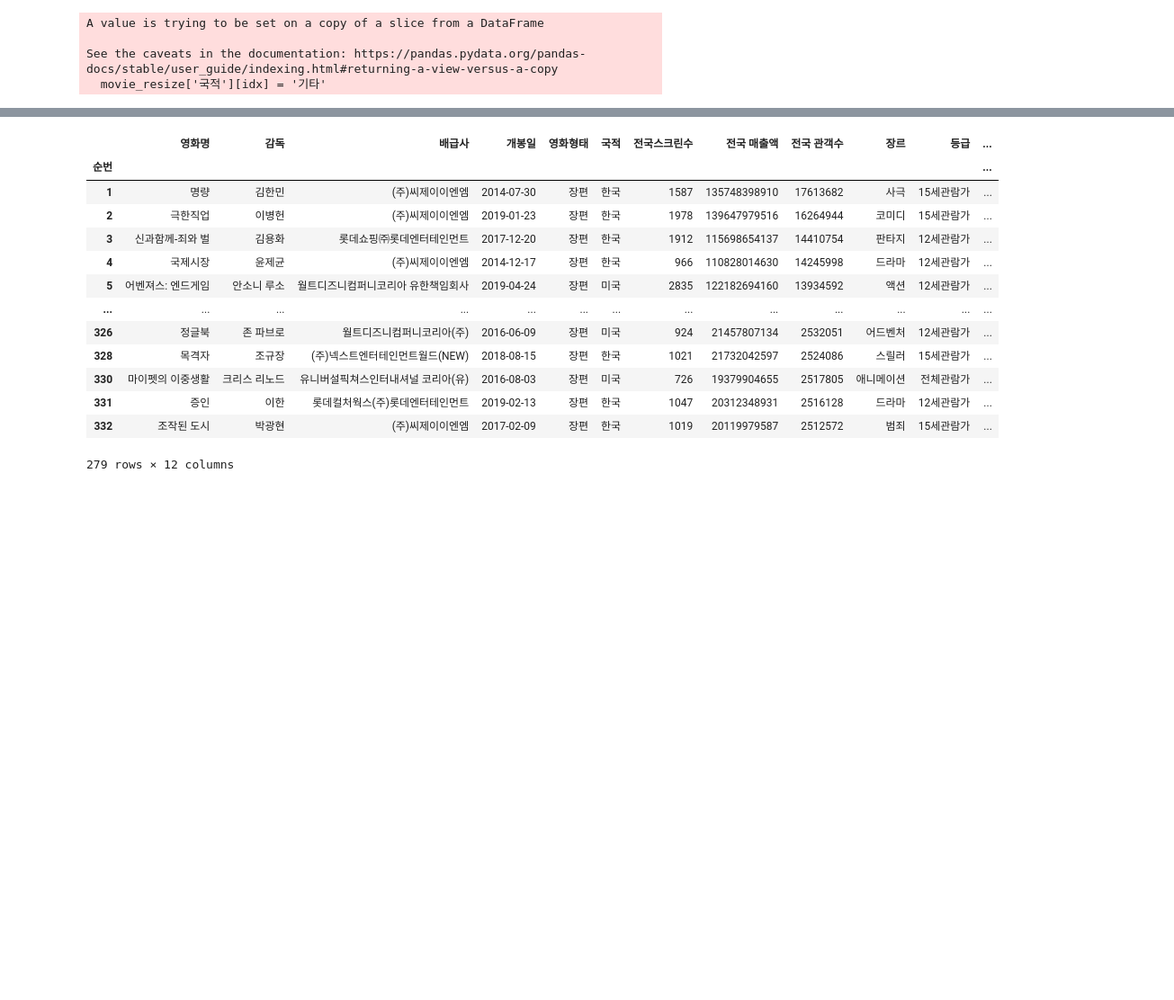
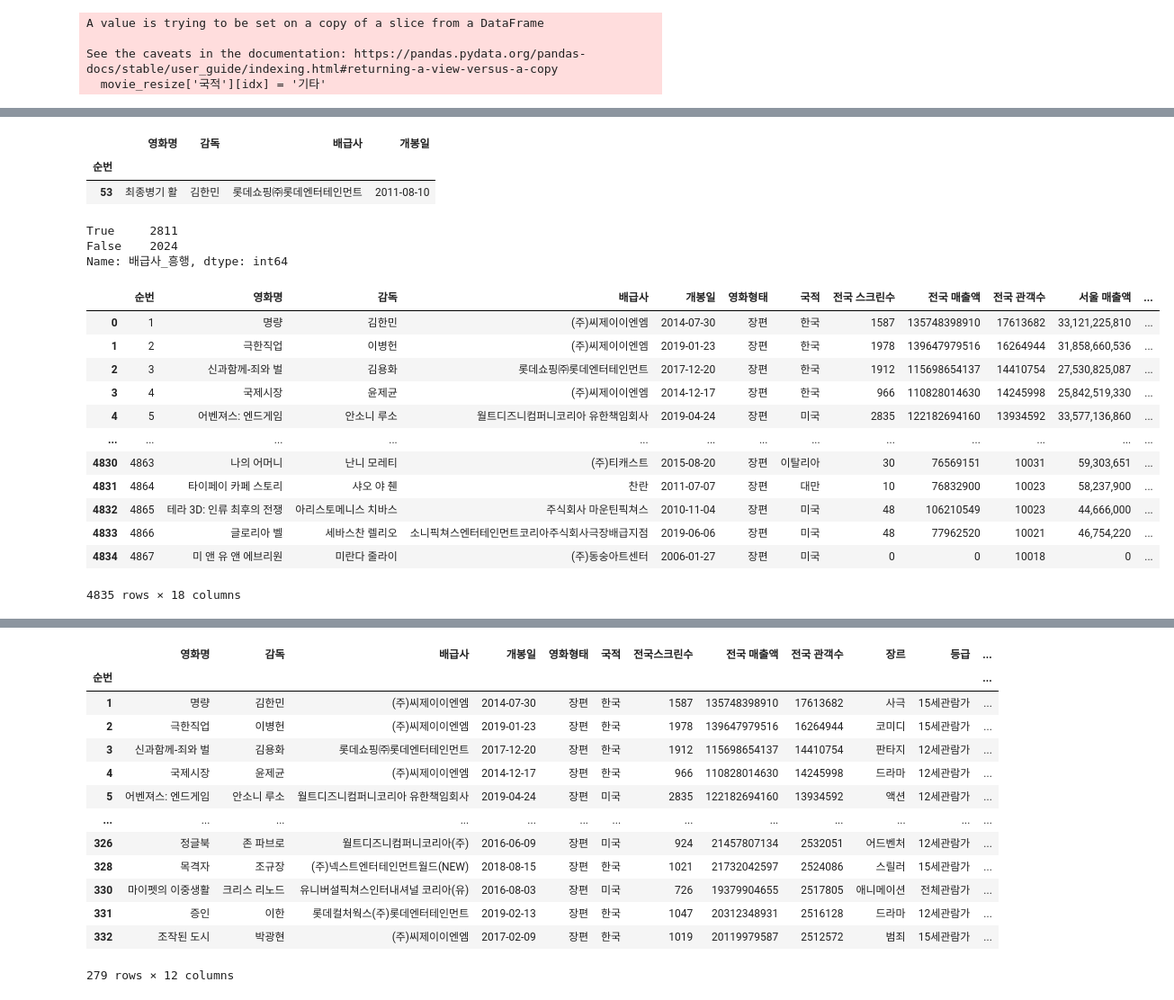
Before and after one commit to Play-Web-miniProject/MovieDL, a Jupyter notebook: taehyeon/movie_eda_ver02.ipynb, the cells around one changed output, grey strips where cells are left out. Shown: that part at 90% size. Saved outputs shown, nothing was run; the diff lists cells and outputs as text; code cells hidden in the pictures; blank space fills up the shorter version.

```diff
--- a/taehyeon/movie_eda_ver02.ipynb
+++ b/taehyeon/movie_eda_ver02.ipynb
@@ -118,0 +186,4 @@ Name: 국적, dtype: int64
+# %%
+movie_resize_ranking = pd.read_csv('./movie_resize_ranking.csv',index_col='순번',encoding='UTF-8')
+movie_resize_ranking.drop('Unnamed: 0', axis=1, inplace=True)
+movie_resize_ranking
@@ -118,0 +209,2 @@ Name: 국적, dtype: int64
+# %%
+movie_resize_ranking['개봉일'] = movie_resize_ranking['개봉일'].astype('datetime64')
@@ -118,0 +247,8 @@ Name: 국적, dtype: int64
+# %%
+movie_resize_ranking[(movie_resize_ranking['감독']=='김한민') & (movie_resize_ranking['개봉일']<'2014-07-30')]
+# %% [output]
+|  | 영화명 | 감독 | 배급사 | 개봉일 |
+| 순번 |  |  |  |  |
+| 53 | 최종병기 활 | 김한민 | 롯데쇼핑㈜롯데엔터테인먼트 | 2011-08-10 |
+# %%
+movie_resize_ranking.reset_index(drop=False,inplace=True)
@@ -118,0 +288,55 @@ Name: 국적, dtype: int64
+# %%
+for idx, row in movie_final.iterrows():
+    # 개봉일 기준
+    open = datetime.datetime.strftime(row['개봉일'], '%Y-%m-%d')
+    director = row['배급사'].strip()
+    # Top300 중 개봉일 이전 영화의 감독 확인
+    directors = movie_resize_ranking[(movie_resize_ranking['개봉일'] < open) & (movie_resize_ranking['배급사'] == director)]
+    # 해당 감독이 있다면 흥행 여부 표시
+    if len(directors) > 0:
+        # 점수 셋팅
+        score = 0
+        for i in directors['순번']:
+            if i >= 181:
+                score += 1
+            elif i >= 161:
+                score += 2
+            elif i >= 141:
+                score += 3
+            elif i >= 121:
+                score += 4
+            elif i >= 101:
+                score += 5
+            elif i >= 81:
+                score += 6
+            elif i >= 61:
+                score += 7
+            elif i >= 41:
+                score += 8
+            elif i >= 21:
+                score += 9
+            else:
+                score += 10
+            movie_final.loc[idx, '배급사_흥행'] = score
+# %%
+(movie_final['배급사_흥행'] == 0).value_counts()
+# %% [output]
+True     2811
+False    2024
+Name: 배급사_흥행, dtype: int64
+# %%
+movie_final
+# %% [output]
+|  | 순번 | 영화명 | 감독 | 배급사 | 개봉일 | 영화형태 | 국적 | 전국 스크린수 | 전국 매출액 | 전국 관객수 | 서울 매출액 | ... |
+| 0 | 1 | 명량 | 김한민 | (주)씨제이이엔엠 | 2014-07-30 | 장편 | 한국 | 1587 | 135748398910 | 17613682 | 33,121,225,810 | ... |
+| 1 | 2 | 극한직업 | 이병헌 | (주)씨제이이엔엠 | 2019-01-23 | 장편 | 한국 | 1978 | 139647979516 | 16264944 | 31,858,660,536 | ... |
+| 2 | 3 | 신과함께-죄와 벌 | 김용화 | 롯데쇼핑㈜롯데엔터테인먼트 | 2017-12-20 | 장편 | 한국 | 1912 | 115698654137 | 14410754 | 27,530,825,087 | ... |
+| 3 | 4 | 국제시장 | 윤제균 | (주)씨제이이엔엠 | 2014-12-17 | 장편 | 한국 | 966 | 110828014630 | 14245998 | 25,842,519,330 | ... |
+| 4 | 5 | 어벤져스: 엔드게임 | 안소니 루소 | 월트디즈니컴퍼니코리아 유한책임회사 | 2019-04-24 | 장편 | 미국 | 2835 | 122182694160 | 13934592 | 33,577,136,860 | ... |
+| ... | ... | ... | ... | ... | ... | ... | ... | ... | ... | ... | ... | ... |
+| 4830 | 4863 | 나의 어머니 | 난니 모레티 | (주)티캐스트 | 2015-08-20 | 장편 | 이탈리아 | 30 | 76569151 | 10031 | 59,303,651 | ... |
+| 4831 | 4864 | 타이페이 카페 스토리 | 샤오 야 췐 | 찬란 | 2011-07-07 | 장편 | 대만 | 10 | 76832900 | 10023 | 58,237,900 | ... |
+| 4832 | 4865 | 테라 3D: 인류 최후의 전쟁 | 아리스토메니스 치바스 | 주식회사 마운틴픽쳐스 | 2010-11-04 | 장편 | 미국 | 48 | 106210549 | 10023 | 44,666,000 | ... |
+| 4833 | 4866 | 글로리아 벨 | 세바스찬 렐리오 | 소니픽쳐스엔터테인먼트코리아주식회사극장배급지점 | 2019-06-06 | 장편 | 미국 | 48 | 77962520 | 10021 | 46,754,220 | ... |
+| 4834 | 4867 | 미 앤 유 앤 에브리원 | 미란다 줄라이 | (주)동숭아트센터 | 2006-01-27 | 장편 | 미국 | 0 | 0 | 10018 | 0 | ... |
+4835 rows × 18 columns
```
Also changed, not shown: parts of 18 cells of this notebook, 2 other files.
